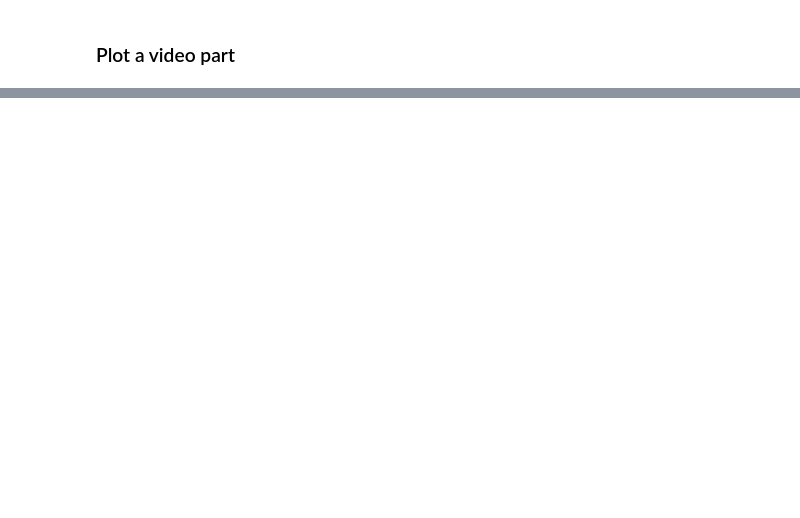
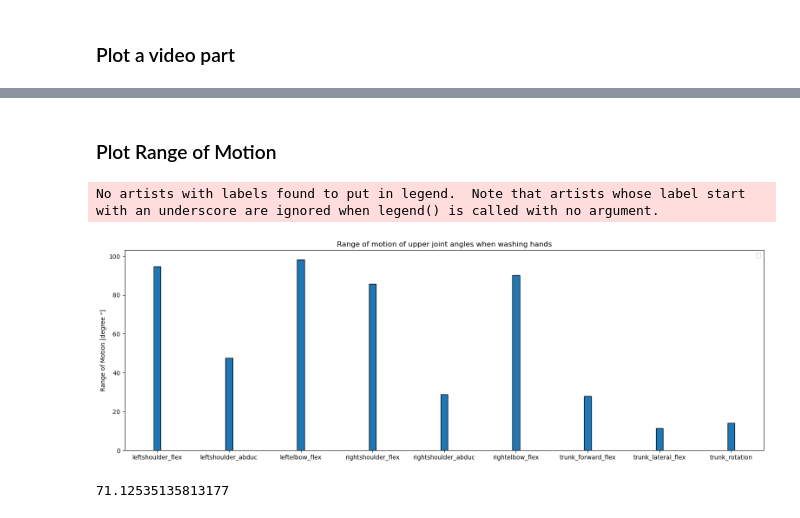
Before and after one commit to FranklinLeong/dexterity_assessment_CL, a Jupyter notebook: src/exploratory copie.ipynb, the cells around one changed output, grey strips where cells are left out. Cells and saved outputs as stored; diff of their text form; code cells hidden in the pictures; blank space fills up the shorter version.

```diff
--- a/src/exploratory copie.ipynb
+++ b/src/exploratory copie.ipynb
@@ -966,0 +1121,31 @@ clip.write_videofile("test.mp4")
+# %% [markdown]
+### Plot Range of Motion
+# %%
+keys = ['leftshoulder_flex', 'leftshoulder_abduc', 'leftelbow_flex',
+        'rightshoulder_flex', 'rightshoulder_abduc', 'rightelbow_flex',
+        'trunk_forward_flex', 'trunk_lateral_flex', 'trunk_rotation']
+
+t1 = events['washing'][0][0]
+t2 = events['washing'][0][1]
+id1, id2 = time_id(df, t1, t2)
+RoM = []
+for key in keys:
+        angle_max = df[key][id1:id2].max()
+        angle_min = df[key][id1:id2].min()
+        RoM.append(angle_max - angle_min)
+
+plt.figure(figsize=(19,6))
+
+plt.bar(x = keys, height = RoM, width = 0.1, edgecolor = 'black')
+
+plt.title('Range of motion of upper joint angles when washing hands')
+plt.ylabel('Range of Motion [degree °]')
+plt.legend()
+plt.show()
+# %% [output]
+No artists with labels found to put in legend.  Note that artists whose label start with an underscore are ignored when legend() is called with no argument.
+[figure, added]
+# %%
+df['rightelbow_flex'].min()
+# %% [output]
+71.12535135813177
```
Also changed, not shown: parts of 21 cells of this notebook, 1 other file.
